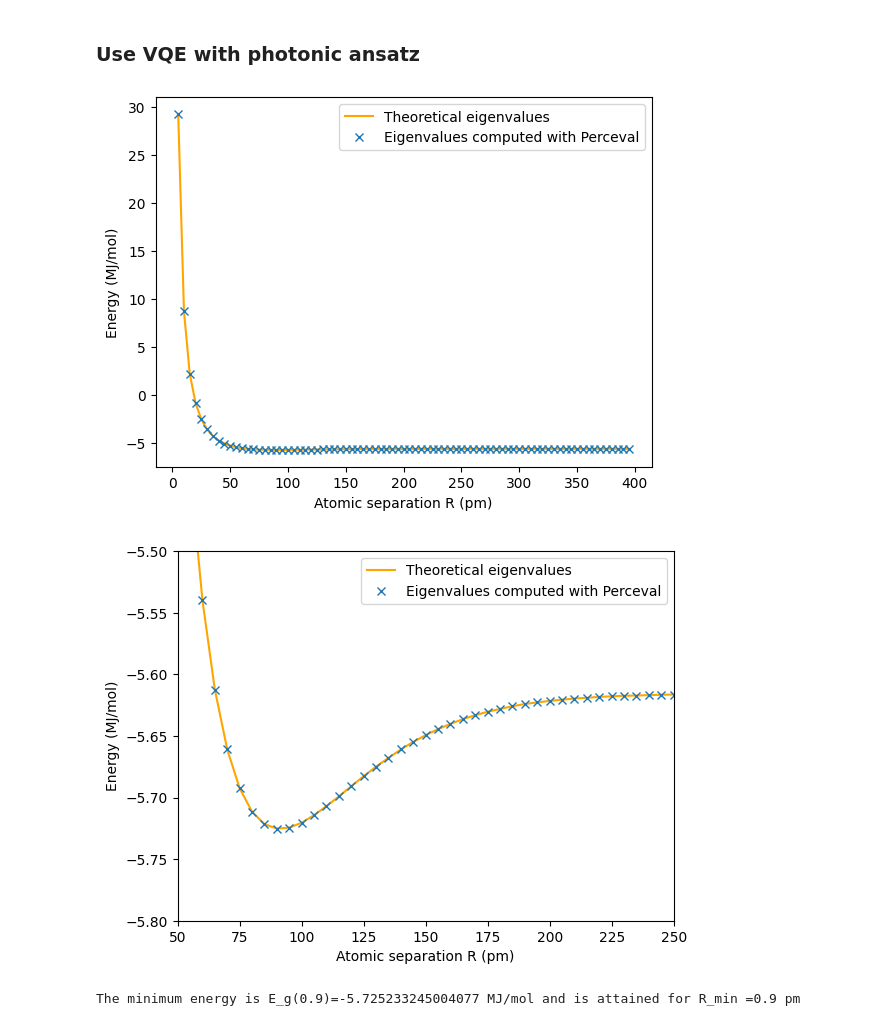
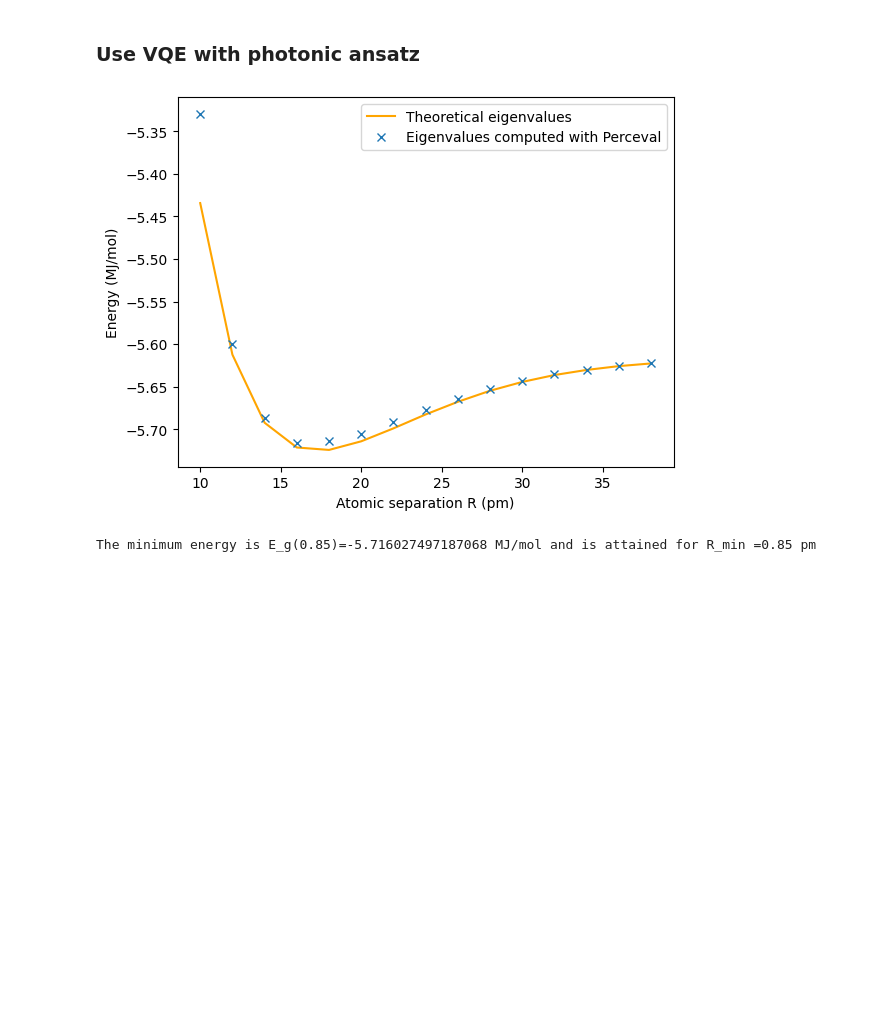
Before and after one commit to unitaryfoundation/qlass, a Jupyter notebook: photonic_vqe.ipynb, the cells around one changed output. Cells and saved outputs as stored; diff of their text form; code cells hidden in the pictures; blank space fills up the shorter version.

```diff
--- a/photonic_vqe.ipynb
+++ b/photonic_vqe.ipynb
@@ -134,7 +134,7 @@ H = H1
 num_ham = len(H)
 VQE, List_Parameters = ansatz()
 
-for R in tqdm(range(num_ham)):  # We try to find the ground state eigenvalue for each radius R
+for R in tqdm(range(10, 40, 2)):  # We try to find the ground state eigenvalue for each radius R
 
     h = np.array(Hamiltonian_coef[R])[0][1:]
     H = hamiltonian_dictionary(h)
@@ -147,32 +147,31 @@ for R in tqdm(range(num_ham)):  # We try to find the ground state eigenvalue for
             init_param[i] = VQE.get_parameters()[i]._value
 
     # Finding the ground state eigen value for each H(R)
-    result = minimize(loss_function, init_param, args=(List_Parameters, VQE, H), method='SLSQP', options={'maxiter': 10})
-    # print(result)
+    result = minimize(loss_function, init_param, args=(List_Parameters, VQE, H), method='BFGS', options={'maxiter': 5})
+    # print(f'number of function evaluations: {result.nfev}')
     E1.append(result.get('fun'))
 # %%
-plt.plot(100*np.array(radius1),E1_th,'orange')
-plt.plot(100*np.array(radius1),E1,'x')
-plt.ylabel('Energy (MJ/mol)')
-plt.xlabel('Atomic separation R (pm)')
-plt.legend(['Theoretical eigenvalues', 'Eigenvalues computed with Perceval'])
-plt.show()
+# plt.plot(100*np.array(radius1),E1_th,'orange')
+# plt.plot(100*np.array(radius1),E1,'x')
+# plt.ylabel('Energy (MJ/mol)')
+# plt.xlabel('Atomic separation R (pm)')
+# plt.legend(['Theoretical eigenvalues', 'Eigenvalues computed with Perceval'])
+# plt.show()
 
 
-plt.plot(100*np.array(radius1),E1_th,'orange')
-plt.plot(100*np.array(radius1),E1,'x')
-plt.axis([50,250,-5.8,-5.5])
+plt.plot(range(10, 40, 2), np.array(E1_th)[range(10, 40, 2)],'orange')
+plt.plot(range(10, 40, 2),E1,'x')
+# plt.axis([50,250,-5.8,-5.5])
 plt.ylabel('Energy (MJ/mol)')
 plt.xlabel('Atomic separation R (pm)')
 
 plt.legend(['Theoretical eigenvalues', 'Eigenvalues computed with Perceval'])
 
 plt.show()
 
 min_value=min(E1)
 min_index = E1.index(min_value)
 print('The minimum energy is E_g('+str(radius1[min_index])+')='+str(E1[min_index])+' MJ/mol and is attained for R_min ='+str(radius1[min_index])+' pm')
 # %% [output]
-[figure, old version]
+[figure, new version]
-[figure, removed]
-The minimum energy is E_g(0.9)=-5.725233245004077 MJ/mol and is attained for R_min =0.9 pm
+The minimum energy is E_g(0.85)=-5.716027497187068 MJ/mol and is attained for R_min =0.85 pm
```
